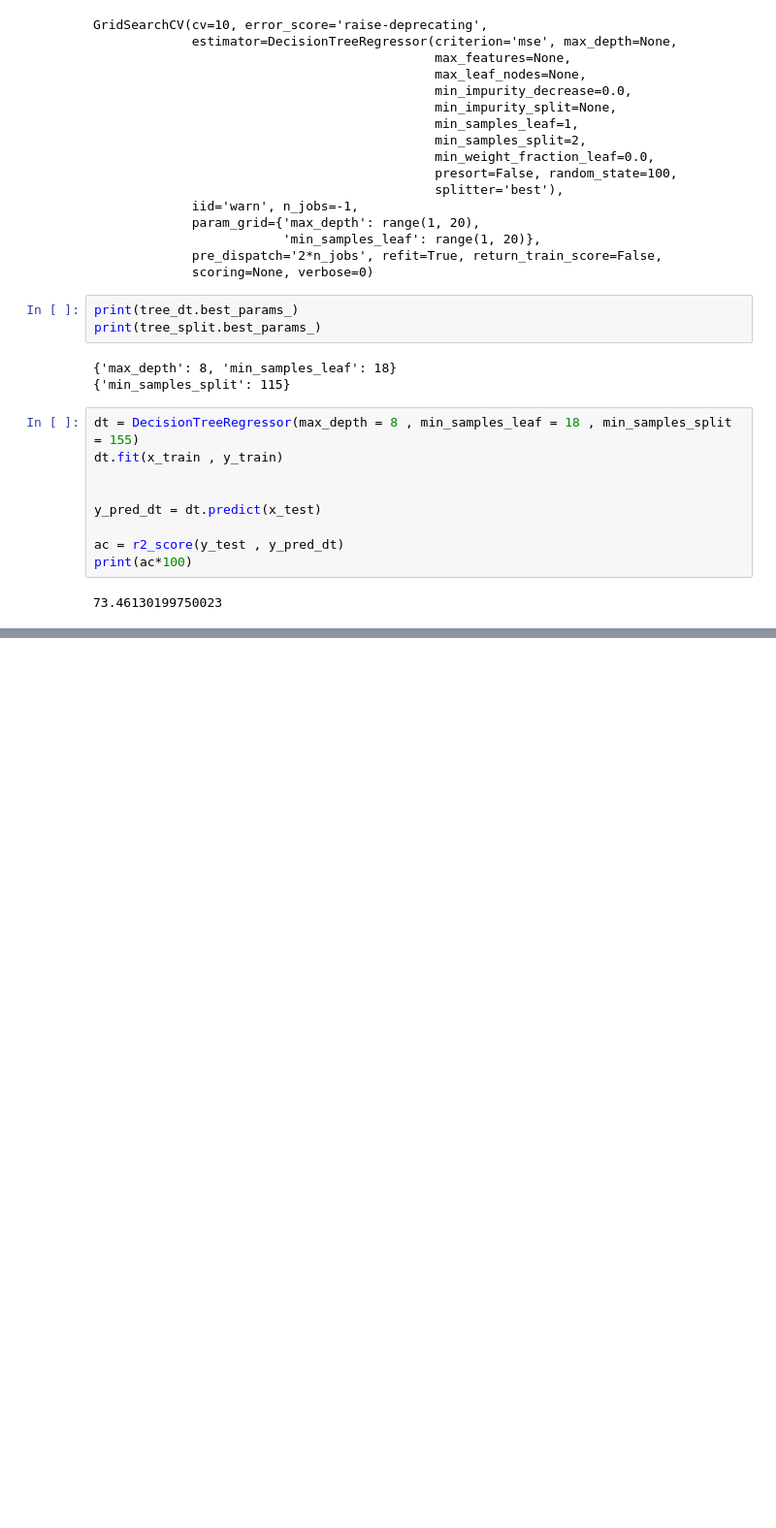
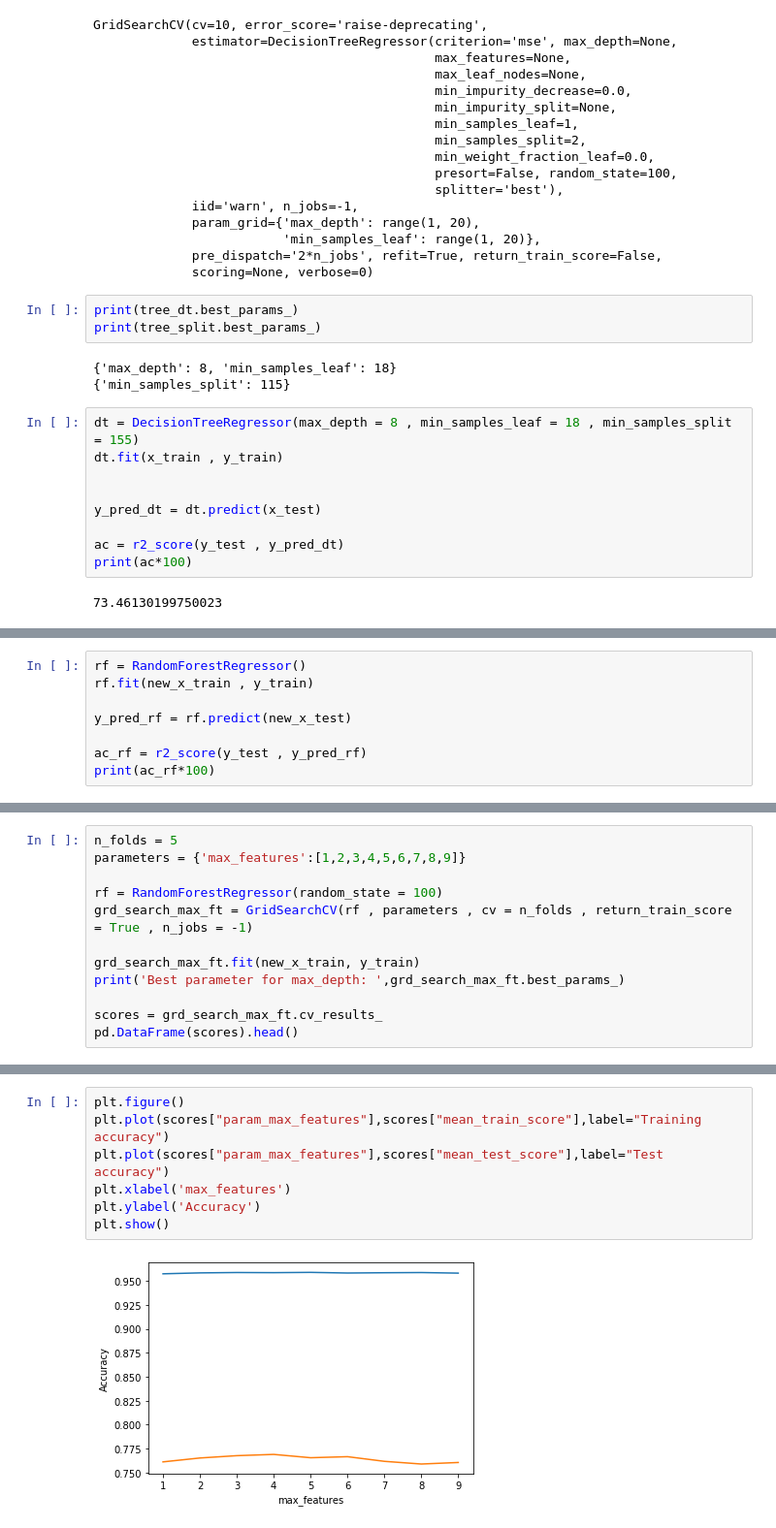
Before and after one commit to LIMON100/Rainfall-in-Bangladesh, a Jupyter notebook: Rainfall.ipynb, the cells around one changed output, grey strips where cells are left out. Shown at 97% size. Cells and saved outputs as stored; diff of their text form; blank space fills up the shorter version.

Commit message:
apply bagging tecnique random forest

```diff
--- a/Rainfall.ipynb
+++ b/Rainfall.ipynb
@@ -621,0 +624,8 @@ print(ac*100)
+# %%
+rf = RandomForestRegressor()
+rf.fit(new_x_train , y_train)
+
+y_pred_rf = rf.predict(new_x_test)
+
+ac_rf = r2_score(y_test , y_pred_rf)
+print(ac_rf*100)
@@ -621,0 +634,12 @@ print(ac*100)
+# %%
+n_folds = 5
+parameters = {'max_features':[1,2,3,4,5,6,7,8,9]}
+
+rf = RandomForestRegressor(random_state = 100)
+grd_search_max_ft = GridSearchCV(rf , parameters , cv = n_folds , return_train_score = True , n_jobs = -1)
+
+grd_search_max_ft.fit(new_x_train, y_train)
+print('Best parameter for max_depth: ',grd_search_max_ft.best_params_)
+
+scores = grd_search_max_ft.cv_results_
+pd.DataFrame(scores).head()
@@ -621,0 +655,9 @@ print(ac*100)
+# %%
+plt.figure()
+plt.plot(scores["param_max_features"],scores["mean_train_score"],label="Training accuracy")
+plt.plot(scores["param_max_features"],scores["mean_test_score"],label="Test accuracy")
+plt.xlabel('max_features')
+plt.ylabel('Accuracy')
+plt.show()
+# %% [output]
+[figure, added]
```
Also changed, not shown: parts of 15 cells of this notebook.
